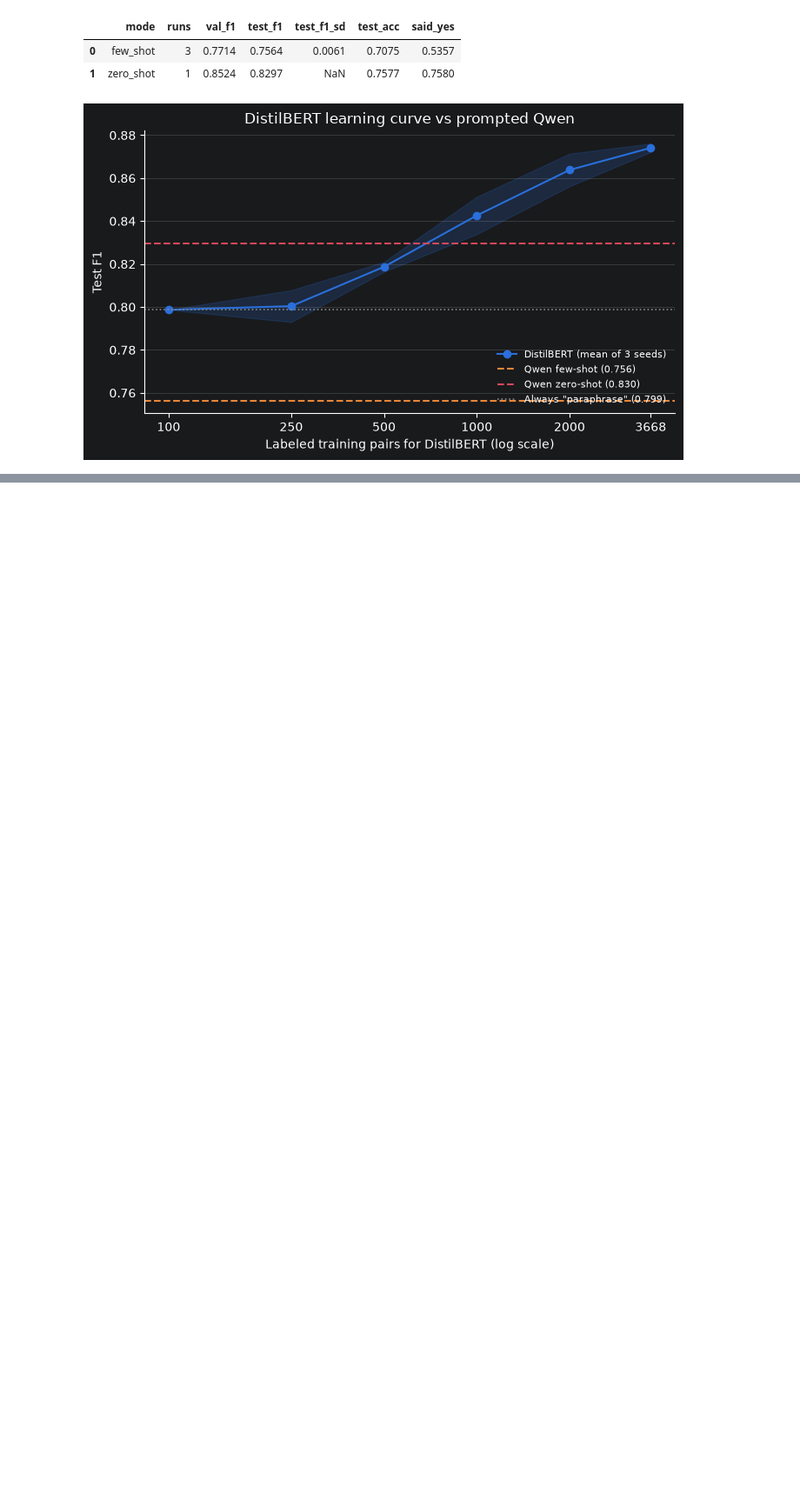
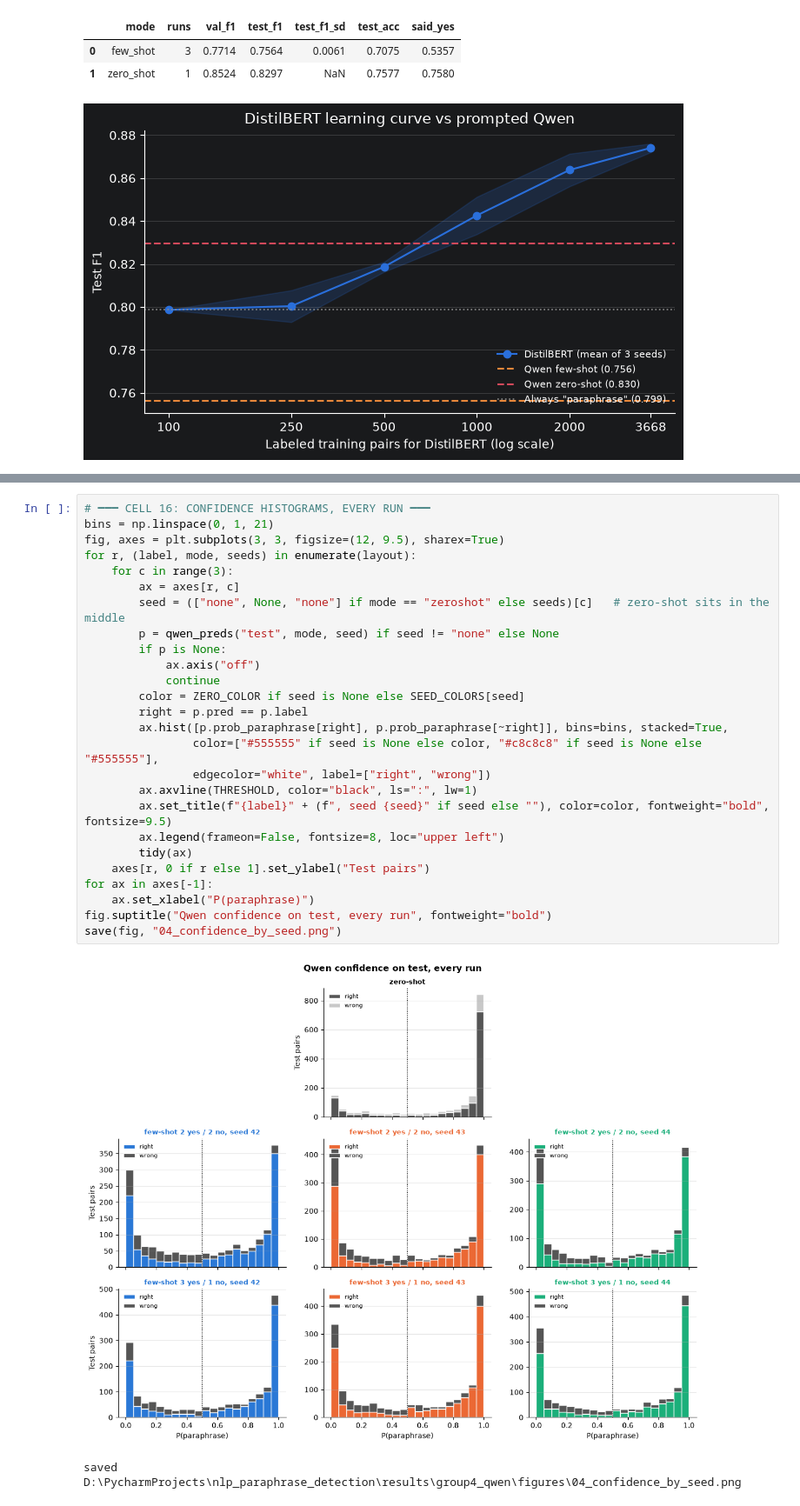
Before and after one commit to freemanchamjames/nlp_paraphrase_detection, a Jupyter notebook: notebooks/06_group4_qwen.ipynb, the cells around one changed output, grey strips where cells are left out. Shown at 87% size. Cells and saved outputs as stored; diff of their text form; blank space fills up the shorter version.

```diff
--- a/notebooks/06_group4_qwen.ipynb
+++ b/notebooks/06_group4_qwen.ipynb
@@ -523,0 +714,29 @@ The cell below **asks for your name** and saves a small record, `last_run.json`,
+# %%
+# ━━━ CELL 16: CONFIDENCE HISTOGRAMS, EVERY RUN ━━━
+bins = np.linspace(0, 1, 21)
+fig, axes = plt.subplots(3, 3, figsize=(12, 9.5), sharex=True)
+for r, (label, mode, seeds) in enumerate(layout):
+    for c in range(3):
+        ax = axes[r, c]
+        seed = (["none", None, "none"] if mode == "zeroshot" else seeds)[c]   # zero-shot sits in the middle
+        p = qwen_preds("test", mode, seed) if seed != "none" else None
+        if p is None:
+            ax.axis("off")
+            continue
+        color = ZERO_COLOR if seed is None else SEED_COLORS[seed]
+        right = p.pred == p.label
+        ax.hist([p.prob_paraphrase[right], p.prob_paraphrase[~right]], bins=bins, stacked=True,
+                color=["#555555" if seed is None else color, "#c8c8c8" if seed is None else "#555555"],
+                edgecolor="white", label=["right", "wrong"])
+        ax.axvline(THRESHOLD, color="black", ls=":", lw=1)
+        ax.set_title(f"{label}" + (f", seed {seed}" if seed else ""), color=color, fontweight="bold", fontsize=9.5)
+        ax.legend(frameon=False, fontsize=8, loc="upper left")
+        tidy(ax)
+    axes[r, 0 if r else 1].set_ylabel("Test pairs")
+for ax in axes[-1]:
+    ax.set_xlabel("P(paraphrase)")
+fig.suptitle("Qwen confidence on test, every run", fontweight="bold")
+save(fig, "04_confidence_by_seed.png")
+# %% [output]
+[figure, added]
+saved D:\PycharmProjects\nlp_paraphrase_detection\results\group4_qwen\figures\04_confidence_by_seed.png
```
Also changed, not shown: parts of 46 cells of this notebook, 14 other files.
